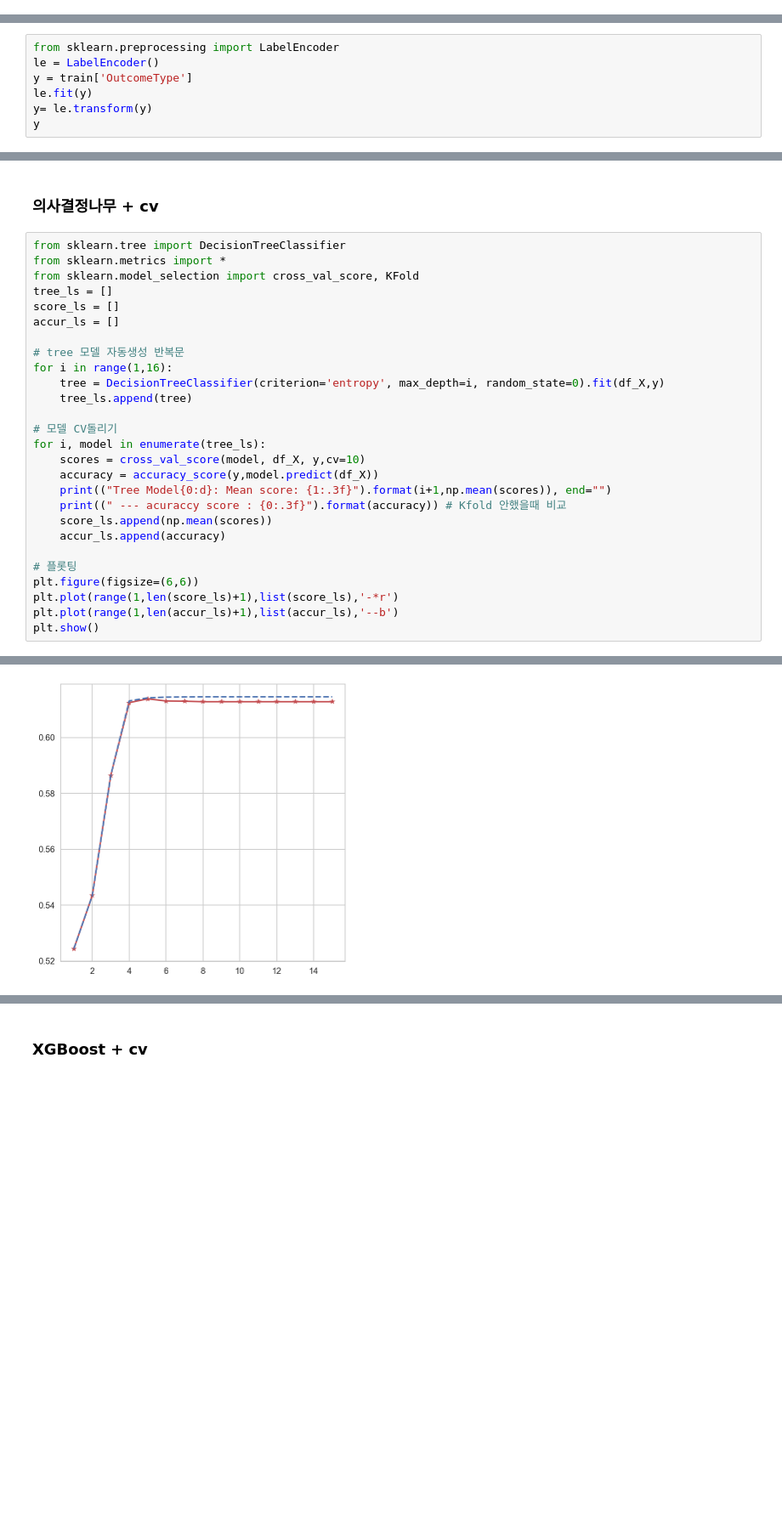
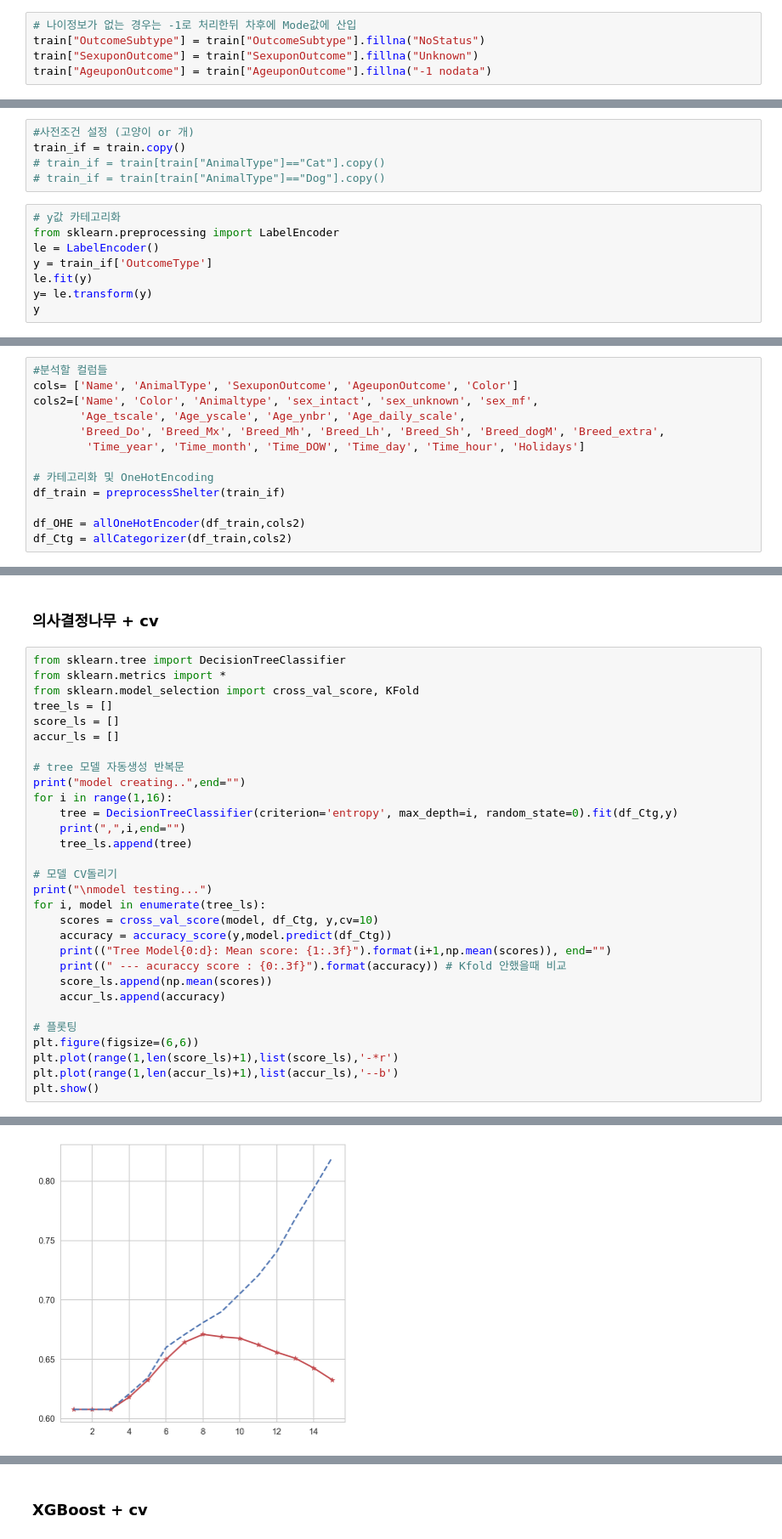
Before and after one commit to brightscannon/Keggle_Shelter_analysis, a Jupyter notebook: Shelter Animal Outcomes - presentation.ipynb, the cells around one changed output, grey strips where cells are left out. Shown at 85% size. Saved outputs shown, nothing was run; the diff lists cells and outputs as text; blank space fills up the shorter version.

Commit message:
Update : shelter animal outcome - add models tid

```diff
--- a/Shelter Animal Outcomes - presentation.ipynb
+++ b/Shelter Animal Outcomes - presentation.ipynb
@@ -303,3 +326,8 @@ train.groupby("Color").size().reset_index(name='count').sort_values('count', asc
+# %%
+# 나이정보가 없는 경우는 -1로 처리한뒤 차후에 Mode값에 산입
+train["OutcomeSubtype"] = train["OutcomeSubtype"].fillna("NoStatus")
+train["SexuponOutcome"] = train["SexuponOutcome"].fillna("Unknown")
+train["AgeuponOutcome"] = train["AgeuponOutcome"].fillna("-1 nodata")
 # %% [markdown]
 ## 4-2. Feature Engineering & Analysis
 # %% [markdown]
@@ -433,7 +701,13 @@ Index(['Has_name', 'Unknown_name', 'Intact Female', 'Intact Male', 'Neutered Mal
+# %%
+#사전조건 설정 (고양이 or 개)
+train_if = train.copy()
+# train_if = train[train["AnimalType"]=="Cat"].copy()
+# train_if = train[train["AnimalType"]=="Dog"].copy()
 # %%
+# y값 카테고리화
 from sklearn.preprocessing import LabelEncoder
 le = LabelEncoder()
-y = train['OutcomeType']
+y = train_if['OutcomeType']
 le.fit(y)
 y= le.transform(y)
 y
@@ -458,0 +720,13 @@ df_X.columns = [['Has_name', 'Unknown_name', 'Intact Female', 'Intact Male',
+# %%
+#분석할 컬럼들
+cols= ['Name', 'AnimalType', 'SexuponOutcome', 'AgeuponOutcome', 'Color']
+cols2=['Name', 'Color', 'Animaltype', 'sex_intact', 'sex_unknown', 'sex_mf',
+       'Age_tscale', 'Age_yscale', 'Age_ynbr', 'Age_daily_scale',
+       'Breed_Do', 'Breed_Mx', 'Breed_Mh', 'Breed_Lh', 'Breed_Sh', 'Breed_dogM', 'Breed_extra',
+        'Time_year', 'Time_month', 'Time_DOW', 'Time_day', 'Time_hour', 'Holidays']
+
+# 카테고리화 및 OneHotEncoding
+df_train = preprocessShelter(train_if)
+
+df_OHE = allOneHotEncoder(df_train,cols2)
+df_Ctg = allCategorizer(df_train,cols2)
@@ -467,14 +769,17 @@ score_ls = []
 accur_ls = []
 
 # tree 모델 자동생성 반복문
+print("model creating..",end="")
 for i in range(1,16):
-    tree = DecisionTreeClassifier(criterion='entropy', max_depth=i, random_state=0).fit(df_X,y)
+    tree = DecisionTreeClassifier(criterion='entropy', max_depth=i, random_state=0).fit(df_Ctg,y)
+    print(",",i,end="")
     tree_ls.append(tree)
 
 # 모델 CV돌리기
+print("\nmodel testing...")
 for i, model in enumerate(tree_ls):
-    scores = cross_val_score(model, df_X, y,cv=10)
-    accuracy = accuracy_score(y,model.predict(df_X))
+    scores = cross_val_score(model, df_Ctg, y,cv=10)
+    accuracy = accuracy_score(y,model.predict(df_Ctg))
     print(("Tree Model{0:d}: Mean score: {1:.3f}").format(i+1,np.mean(scores)), end="")
     print((" --- acuraccy score : {0:.3f}").format(accuracy)) # Kfold 안했을때 비교
     score_ls.append(np.mean(scores))
@@ -504,4 +811,4 @@ Tree Model15: Mean score: 0.613 --- acuraccy score : 0.615
-[figure, old version]
+[figure, new version]
 # %%
 # plot_decision_regions(df_data,df_target, tree1, "Depth 1")
 # plt.show()
```
Also changed, not shown: parts of 42 cells of this notebook.
